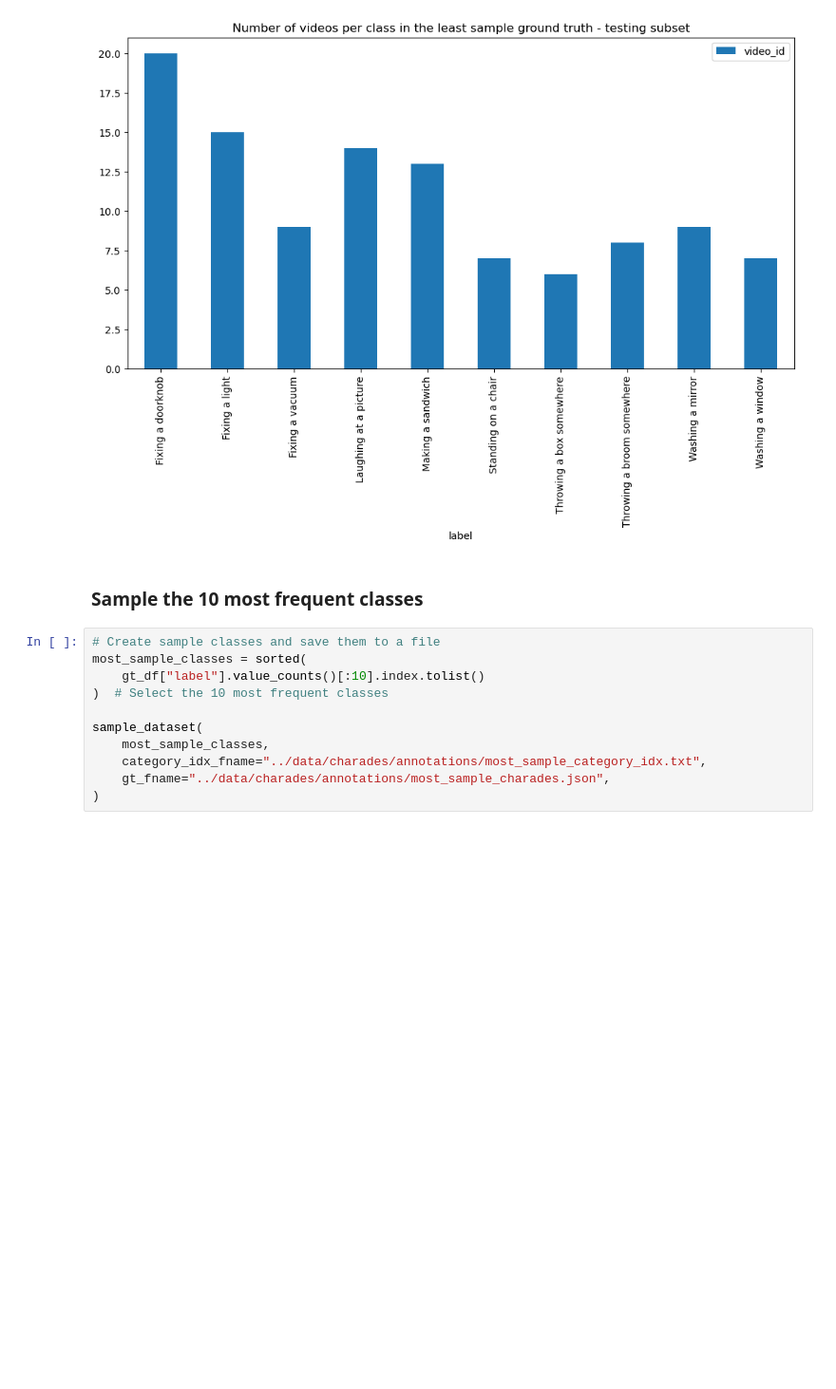
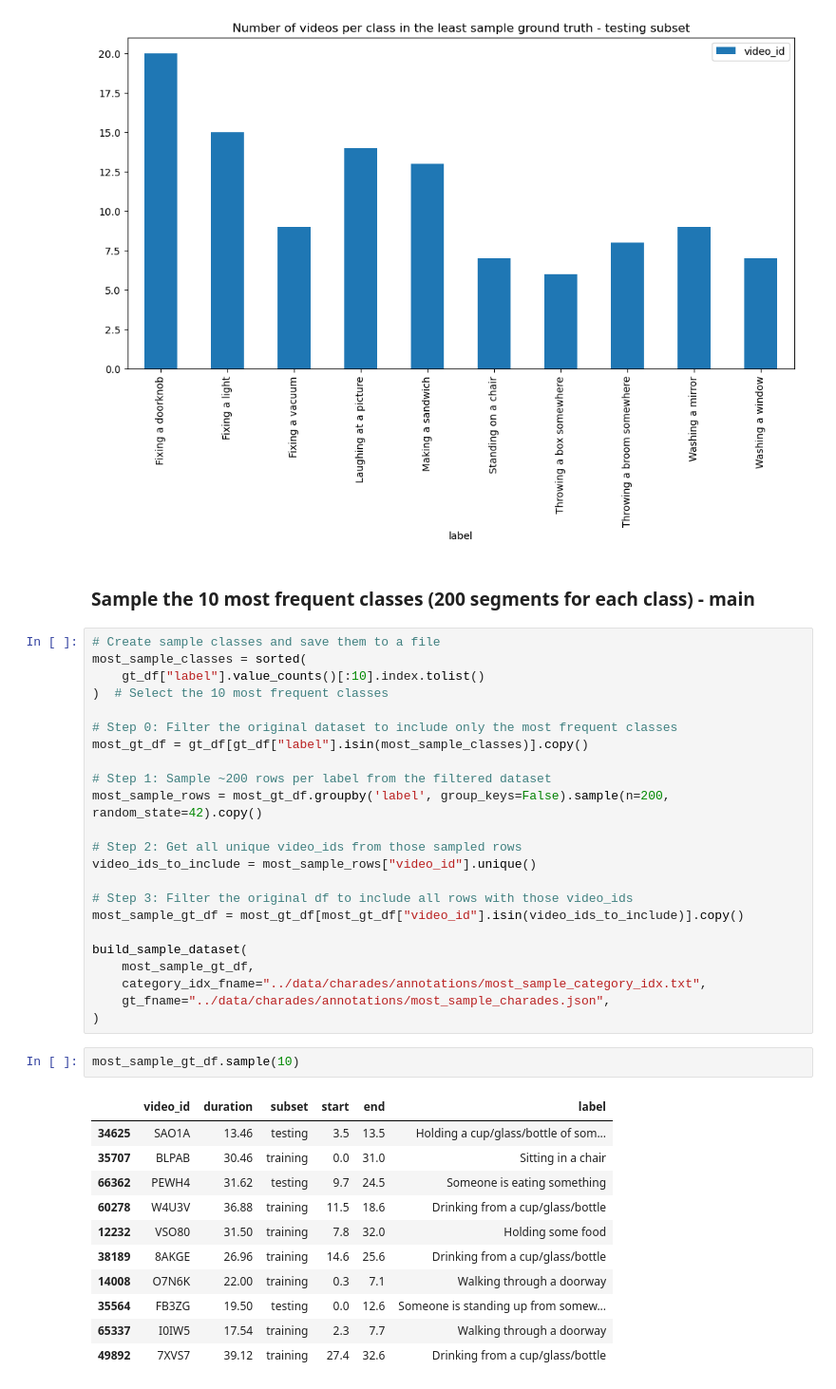
Before and after one commit to dangtna1/THUMOS-14_TAD, a Jupyter notebook: notebooks/charades_sample_building.ipynb, the cells around one changed output. Shown at 95% size. Cells and saved outputs as stored; diff of their text form; blank space fills up the shorter version.

Commit message:
get all segments with corresponding classes of videos to sample for better IoU calculation

```diff
--- a/notebooks/charades_sample_building.ipynb
+++ b/notebooks/charades_sample_building.ipynb
@@ -106,18 +110,44 @@ least_sample_gt_df[least_sample_gt_df["subset"] == "testing"].groupby("label").a
 <Axes: title={'center': 'Number of videos per class in the least sample ground truth - testing subset'}, xlabel='label'>
 [figure]
 # %% [markdown]
-### Sample the 10 most frequent classes
+### Sample the 10 most frequent classes (200 segments for each class) - main
 # %%
 # Create sample classes and save them to a file
 most_sample_classes = sorted(
     gt_df["label"].value_counts()[:10].index.tolist()
 )  # Select the 10 most frequent classes
 
-sample_dataset(
-    most_sample_classes,
+# Step 0: Filter the original dataset to include only the most frequent classes
+most_gt_df = gt_df[gt_df["label"].isin(most_sample_classes)].copy()
+
+# Step 1: Sample ~200 rows per label from the filtered dataset
+most_sample_rows = most_gt_df.groupby('label', group_keys=False).sample(n=200, random_state=42).copy()
+
+# Step 2: Get all unique video_ids from those sampled rows
+video_ids_to_include = most_sample_rows["video_id"].unique()
+
+# Step 3: Filter the original df to include all rows with those video_ids
+most_sample_gt_df = most_gt_df[most_gt_df["video_id"].isin(video_ids_to_include)].copy()
+
+build_sample_dataset(
+    most_sample_gt_df,
     category_idx_fname="../data/charades/annotations/most_sample_category_idx.txt",
     gt_fname="../data/charades/annotations/most_sample_charades.json",
 )
+# %%
+most_sample_gt_df.sample(10)
+# %% [output]
+|  | video_id | duration | subset | start | end | label |
+| 34625 | SAO1A | 13.46 | testing | 3.5 | 13.5 | Holding a cup/glass/bottle of som... |
+| 35707 | BLPAB | 30.46 | training | 0.0 | 31.0 | Sitting in a chair |
+| 66362 | PEWH4 | 31.62 | testing | 9.7 | 24.5 | Someone is eating something |
+| 60278 | W4U3V | 36.88 | training | 11.5 | 18.6 | Drinking from a cup/glass/bottle |
+| 12232 | VSO80 | 31.50 | training | 7.8 | 32.0 | Holding some food |
+| 38189 | 8AKGE | 26.96 | training | 14.6 | 25.6 | Drinking from a cup/glass/bottle |
+| 14008 | O7N6K | 22.00 | training | 0.3 | 7.1 | Walking through a doorway |
+| 35564 | FB3ZG | 19.50 | testing | 0.0 | 12.6 | Someone is standing up from somew... |
+| 65337 | I0IW5 | 17.54 | training | 2.3 | 7.7 | Walking through a doorway |
+| 49892 | 7XVS7 | 39.12 | training | 27.4 | 32.6 | Drinking from a cup/glass/bottle |
 # %%
 # Explore the sample ground truth
 most_sample_gt_df = load_gt("../data/charades/annotations/most_sample_charades.json")
```
Also changed, not shown: parts of 12 cells of this notebook.
